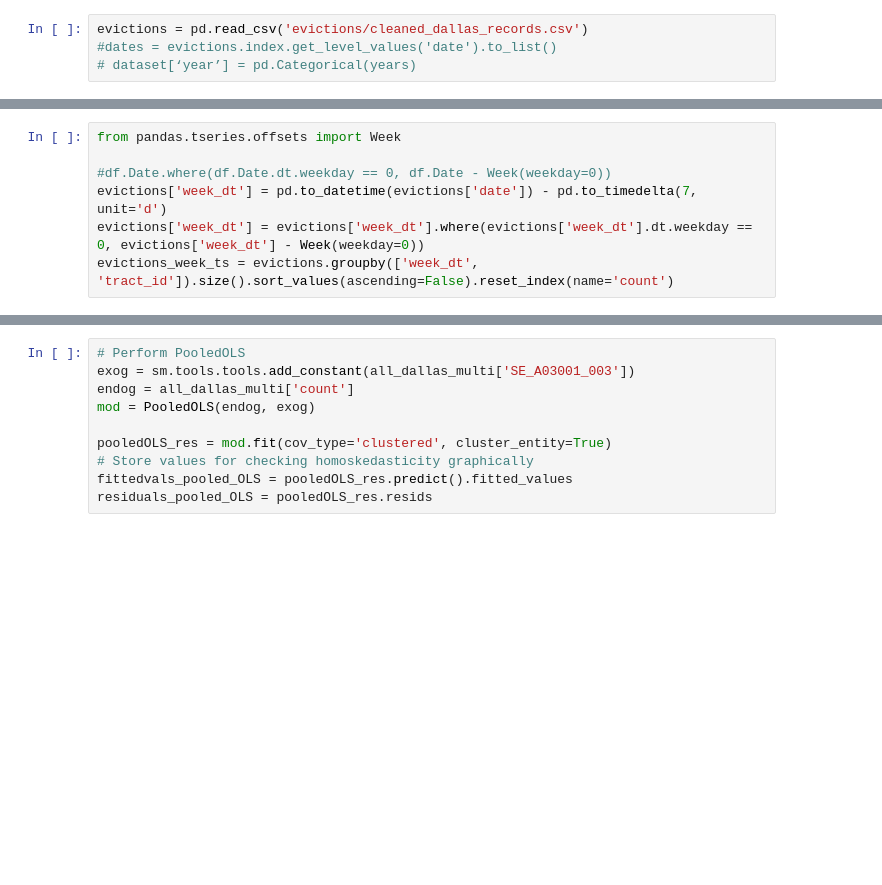
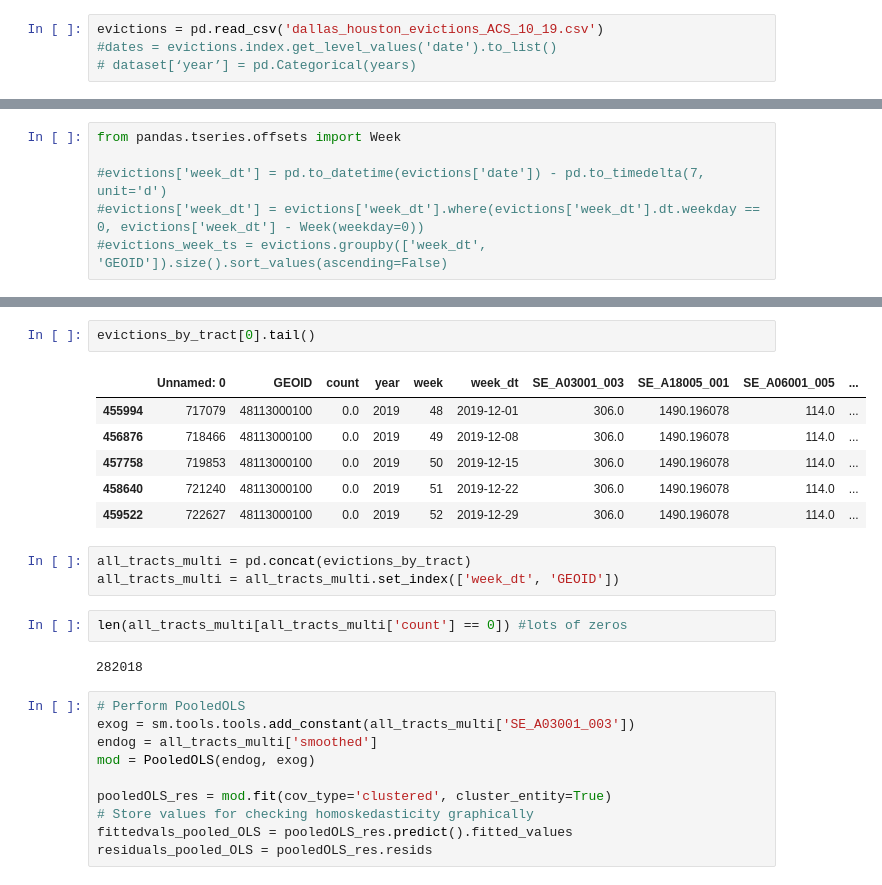
Before and after one commit to joshuajnoble/w210, a Jupyter notebook: PooledOLS_and_PanelOLS.ipynb, the cells around one changed output, grey strips where cells are left out. Drawn from its saved outputs; the diff is of its cells as text; blank space fills up the shorter version.

```diff
--- a/PooledOLS_and_PanelOLS.ipynb
+++ b/PooledOLS_and_PanelOLS.ipynb
@@ -6,4 +7,4 @@ import statsmodels.api as sm
 # %%
-evictions = pd.read_csv('evictions/cleaned_dallas_records.csv')
+evictions = pd.read_csv('dallas_houston_evictions_ACS_10_19.csv')
 #dates = evictions.index.get_level_values('date').to_list()
 # dataset[‘year’] = pd.Categorical(years)
@@ -22,8 +11,7 @@ demographics.head()
 # %%
 from pandas.tseries.offsets import Week
 
-#df.Date.where(df.Date.dt.weekday == 0, df.Date - Week(weekday=0))
-evictions['week_dt'] = pd.to_datetime(evictions['date']) - pd.to_timedelta(7, unit='d')
-evictions['week_dt'] = evictions['week_dt'].where(evictions['week_dt'].dt.weekday == 0, evictions['week_dt'] - Week(weekday=0))
-evictions_week_ts = evictions.groupby(['week_dt', 'tract_id']).size().sort_values(ascending=False).reset_index(name='count')
+#evictions['week_dt'] = pd.to_datetime(evictions['date']) - pd.to_timedelta(7, unit='d')
+#evictions['week_dt'] = evictions['week_dt'].where(evictions['week_dt'].dt.weekday == 0, evictions['week_dt'] - Week(weekday=0))
+#evictions_week_ts = evictions.groupby(['week_dt', 'GEOID']).size().sort_values(ascending=False)
 # %%
@@ -130,7 +53,23 @@ all_dallas_multi = all_dallas.set_index(['week_dt', 'tract_id'])
+# %%
+evictions_by_tract[0].tail()
+# %% [output]
+|  | Unnamed: 0 | GEOID | count | year | week | week_dt | SE_A03001_003 | SE_A18005_001 | SE_A06001_005 | ... |
+| 455994 | 717079 | 48113000100 | 0.0 | 2019 | 48 | 2019-12-01 | 306.0 | 1490.196078 | 114.0 | ... |
+| 456876 | 718466 | 48113000100 | 0.0 | 2019 | 49 | 2019-12-08 | 306.0 | 1490.196078 | 114.0 | ... |
+| 457758 | 719853 | 48113000100 | 0.0 | 2019 | 50 | 2019-12-15 | 306.0 | 1490.196078 | 114.0 | ... |
+| 458640 | 721240 | 48113000100 | 0.0 | 2019 | 51 | 2019-12-22 | 306.0 | 1490.196078 | 114.0 | ... |
+| 459522 | 722627 | 48113000100 | 0.0 | 2019 | 52 | 2019-12-29 | 306.0 | 1490.196078 | 114.0 | ... |
+# %%
+all_tracts_multi = pd.concat(evictions_by_tract)
+all_tracts_multi = all_tracts_multi.set_index(['week_dt', 'GEOID'])
+# %%
+len(all_tracts_multi[all_tracts_multi['count'] == 0]) #lots of zeros
+# %% [output]
+282018
 # %%
 # Perform PooledOLS
-exog = sm.tools.tools.add_constant(all_dallas_multi['SE_A03001_003'])
-endog = all_dallas_multi['count']
+exog = sm.tools.tools.add_constant(all_tracts_multi['SE_A03001_003'])
+endog = all_tracts_multi['smoothed']
 mod = PooledOLS(endog, exog)
 
 pooledOLS_res = mod.fit(cov_type='clustered', cluster_entity=True)
```
Also changed, not shown: parts of 31 cells of this notebook, 13 other files.
